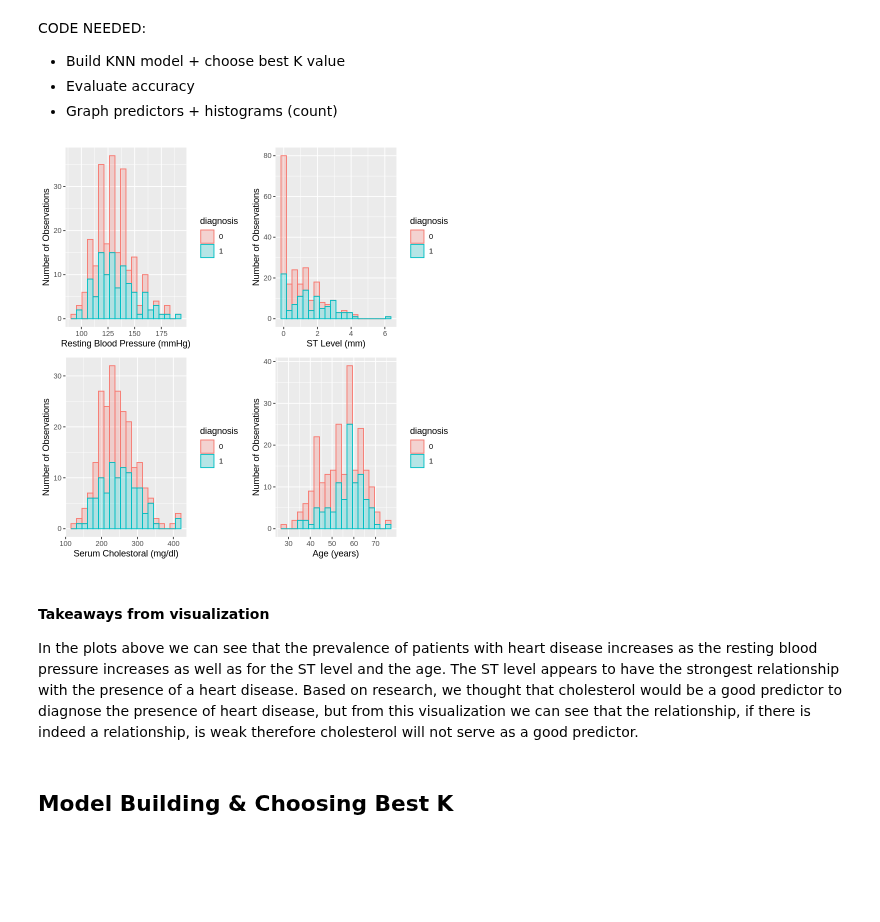
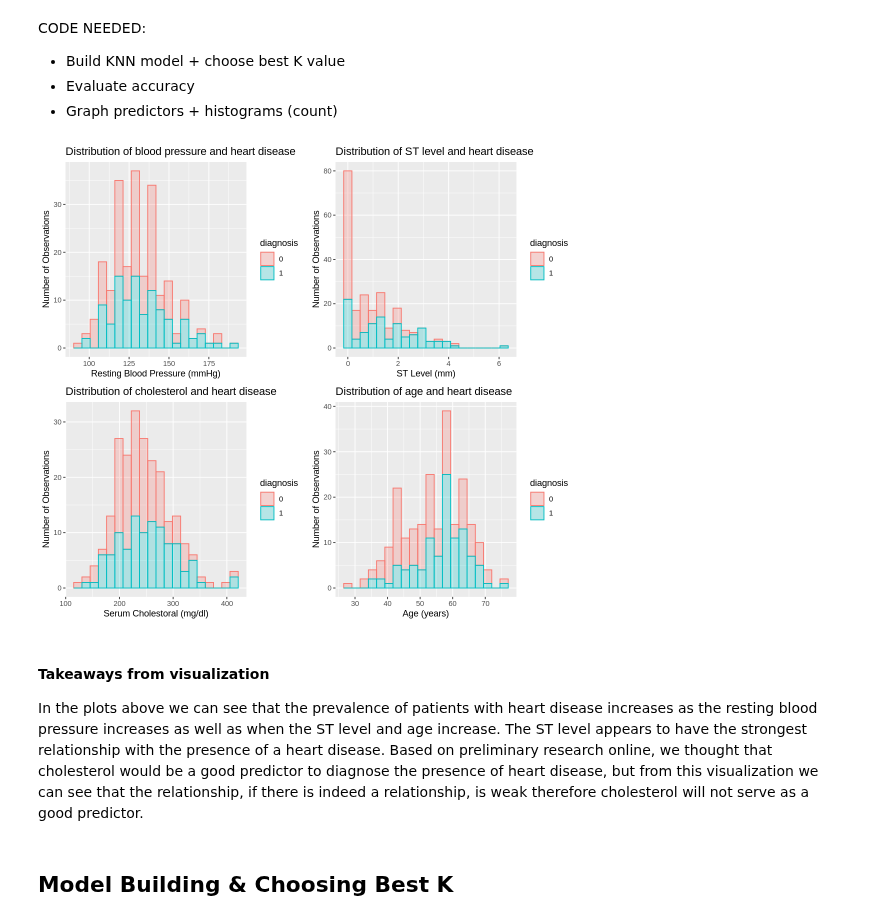
Before and after one commit to sendhelpDSCI/UBC_DSCI100_Group166, a Jupyter notebook: Code.ipynb, the cells around one changed output. Cells and saved outputs as stored; diff of their text form; code cells hidden in the pictures; blank space fills up the shorter version.

Commit message:
Adding titles to graph

```diff
--- a/Code.ipynb
+++ b/Code.ipynb
@@ -82,21 +82,21 @@ CODE NEEDED:
 # %%
 ## Visualization of the training data
 # %%
-bp_distribution <- ggplot(heart_train, aes(x = resting_blood_pressure, fill = diagnosis, colour = diagnosis)) + geom_histogram(bins = 20,alpha = 0.25) + labs(x = "Resting Blood Pressure (mmHg)", y = "Number of Observations")
+bp_distribution <- ggplot(heart_train, aes(x = resting_blood_pressure, fill = diagnosis, colour = diagnosis)) + geom_histogram(bins = 20,alpha = 0.25) + labs(x = "Resting Blood Pressure (mmHg)", y = "Number of Observations")+ggtitle('Distribution of blood pressure and heart disease',)
 
-chol_distribution <- ggplot(heart_train, aes(x = chol, fill = diagnosis, colour = diagnosis)) + geom_histogram(bins = 20, alpha = 0.25) + labs(x ="Serum Cholestoral (mg/dl)", y = "Number of Observations")
+chol_distribution <- ggplot(heart_train, aes(x = chol, fill = diagnosis, colour = diagnosis)) + geom_histogram(bins = 20, alpha = 0.25) + labs(x ="Serum Cholestoral (mg/dl)", y = "Number of Observations")+ggtitle('Distribution of cholesterol and heart disease')
 
-age_distribution <- ggplot(heart_train, aes(x = age, fill = diagnosis, colour = diagnosis)) + geom_histogram(bins = 20,alpha = 0.25) + labs(x= "Age (years)", y = "Number of Observations")
+age_distribution <- ggplot(heart_train, aes(x = age, fill = diagnosis, colour = diagnosis)) + geom_histogram(bins = 20,alpha = 0.25) + labs(x= "Age (years)", y = "Number of Observations")+ggtitle('Distribution of age and heart disease')
 
-st_distribution <- ggplot(heart_train, aes(x = ST_level, fill = diagnosis, colour = diagnosis)) + geom_histogram(bins = 20, alpha = 0.25) + labs(x = "ST Level (mm)", y = "Number of Observations")
+st_distribution <- ggplot(heart_train, aes(x = ST_level, fill = diagnosis, colour = diagnosis)) + geom_histogram(bins = 20, alpha = 0.25) + labs(x = "ST Level (mm)", y = "Number of Observations")+ggtitle('Distribution of ST level and heart disease')
 
 plot_grid(bp_distribution, st_distribution, chol_distribution, age_distribution)
 # %% [output]
-[figure, old version]
+[figure, new version]
 # %% [markdown]
 #### Takeaways from visualization
 
-In the plots above we can see that the prevalence of patients with heart disease increases as the resting blood pressure increases as well as for the ST level and the age. The ST level appears to have the strongest relationship with the presence of a heart disease. Based on research, we thought that cholesterol would be a good predictor to diagnose the presence of heart disease, but from this visualization we can see that the relationship, if there is indeed a relationship, is weak therefore cholesterol will not serve as a good predictor.
+In the plots above we can see that the prevalence of patients with heart disease increases as the resting blood pressure increases as well as when the ST level and age increase. The ST level appears to have the strongest relationship with the presence of a heart disease. Based on preliminary research online, we thought that cholesterol would be a good predictor to diagnose the presence of heart disease, but from this visualization we can see that the relationship, if there is indeed a relationship, is weak therefore cholesterol will not serve as a good predictor.
 # %% [markdown]
 ## Model Building & Choosing Best K
 # %%
```
Also changed, not shown: parts of 2 cells of this notebook.
